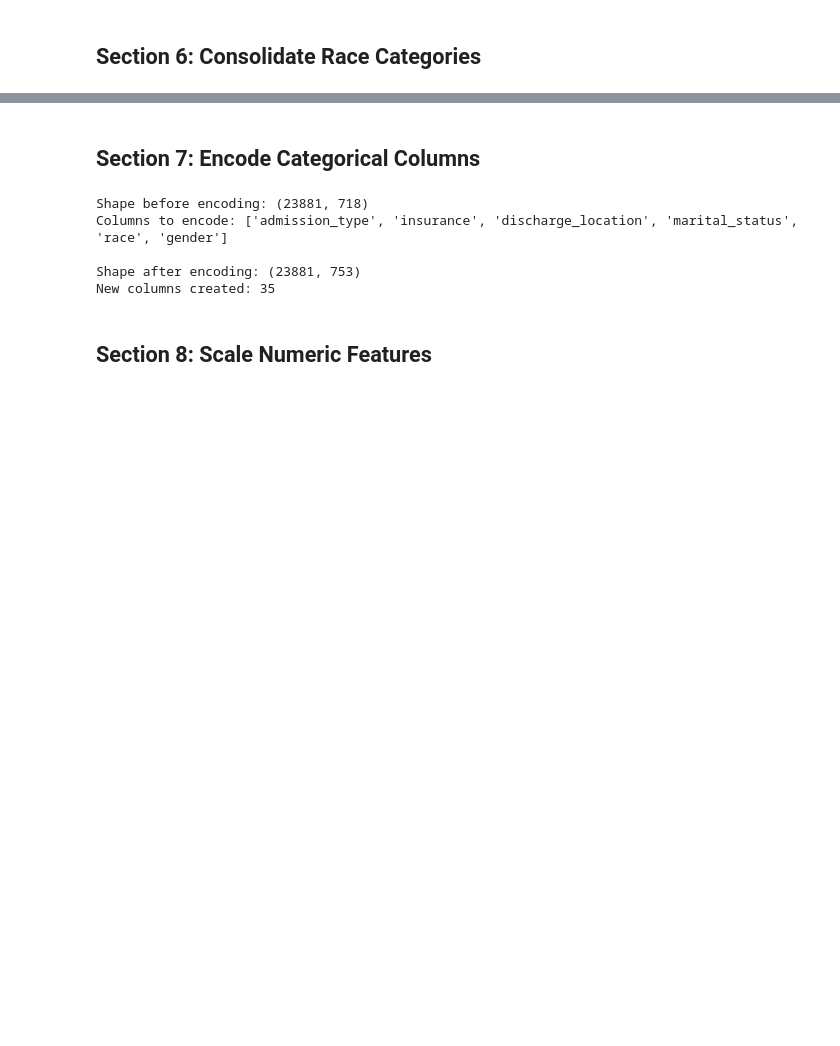
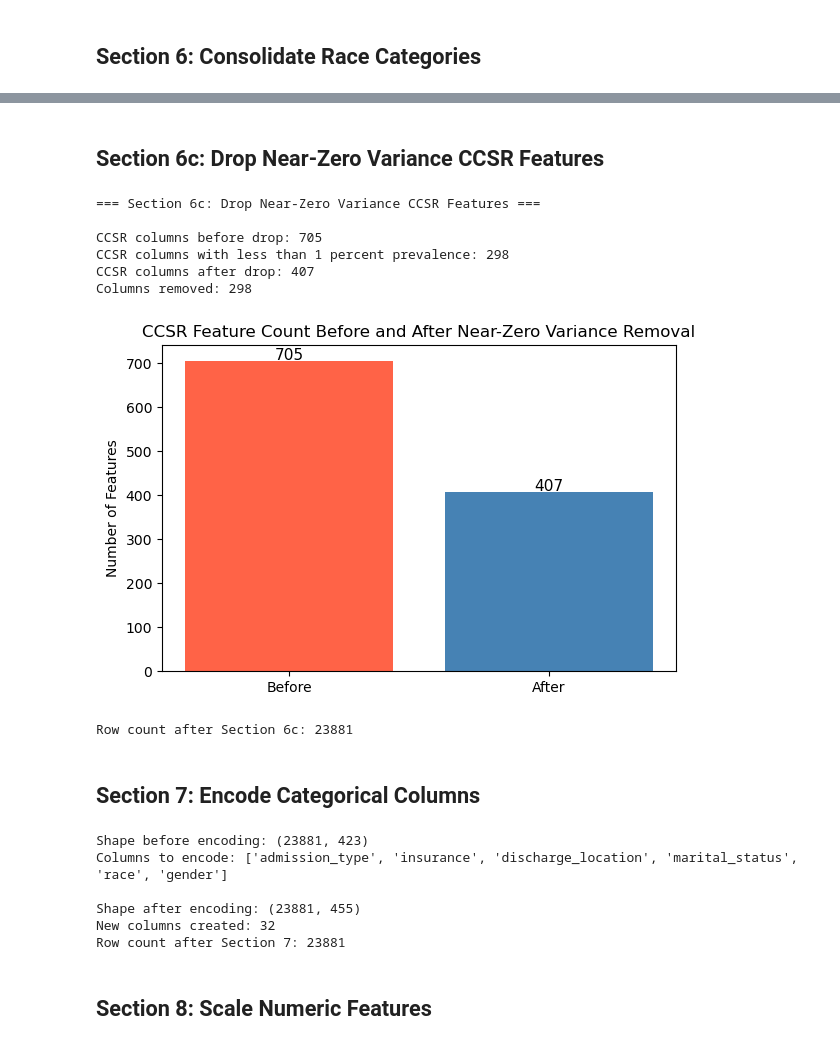
Before and after one commit to Dekayzip/MIMIC-IV-Readmission-Capstone, a Jupyter notebook: preprocessing.ipynb, the cells around one changed output, grey strips where cells are left out. Drawn from its saved outputs; the diff is of its cells as text; code cells hidden in the pictures; blank space fills up the shorter version.

```diff
--- a/preprocessing.ipynb
+++ b/preprocessing.ipynb
@@ -267,3 +344,61 @@ Name: count, dtype: int64
+# %% [markdown]
+## Section 6c: Drop Near-Zero Variance CCSR Features
+# %%
+print('=== Section 6c: Drop Near-Zero Variance CCSR Features ===')
+print()
+
+# Recompute ccsr_cols excluding indicator flag columns
+ccsr_cols = [
+    c for c in df.columns
+    if c not in set(non_feature_cols_spec)
+    and c not in set(clinical_cols_spec)
+    and not c.endswith('_missing')
+    and c != 'readmitted_30d'
+]
+
+ccsr_count_before = len(ccsr_cols)
+print(f'CCSR columns before drop: {ccsr_count_before}')
+
+# Find columns where fewer than 1% of rows have value == 1
+prevalence = df[ccsr_cols].mean()
+low_prev_cols = prevalence[prevalence < 0.01].index.tolist()
+print(f'CCSR columns with less than 1 percent prevalence: {len(low_prev_cols)}')
+
+df = df.drop(columns=low_prev_cols)
+
+ccsr_cols = [
+    c for c in df.columns
+    if c not in set(non_feature_cols_spec)
+    and c not in set(clinical_cols_spec)
+    and not c.endswith('_missing')
+    and c != 'readmitted_30d'
+]
+
+ccsr_count_after = len(ccsr_cols)
+print(f'CCSR columns after drop: {ccsr_count_after}')
+print(f'Columns removed: {ccsr_count_before - ccsr_count_after}')
+
+# Plot feature reduction
+fig, ax = plt.subplots(figsize=(6, 4))
+ax.bar(['Before', 'After'], [ccsr_count_before, ccsr_count_after],
+       color=['tomato', 'steelblue'])
+ax.set_title('CCSR Feature Count Before and After Near-Zero Variance Removal')
+ax.set_ylabel('Number of Features')
+for i, val in enumerate([ccsr_count_before, ccsr_count_after]):
+    ax.text(i, val + 2, str(val), ha='center', fontsize=11)
+plt.tight_layout()
+plt.show()
+
+print(f'Row count after Section 6c: {df.shape[0]}')
+# %% [output]
+=== Section 6c: Drop Near-Zero Variance CCSR Features ===
+
+CCSR columns before drop: 705
+CCSR columns with less than 1 percent prevalence: 298
+CCSR columns after drop: 407
+Columns removed: 298
+[figure, added]
+Row count after Section 6c: 23881
 # %% [markdown]
 ## Section 7: Encode Categorical Columns
 # %%
@@ -283,12 +418,14 @@ new_col_count = df.shape[1] - shape_before_enc[1]
 print()
 print('Shape after encoding:', df.shape)
 print('New columns created:', new_col_count)
+print(f'Row count after Section 7: {df.shape[0]}')
 # %% [output]
-Shape before encoding: (23881, 718)
+Shape before encoding: (23881, 423)
 Columns to encode: ['admission_type', 'insurance', 'discharge_location', 'marital_status', 'race', 'gender']
 
-Shape after encoding: (23881, 753)
-New columns created: 35
+Shape after encoding: (23881, 455)
+New columns created: 32
+Row count after Section 7: 23881
 # %% [markdown]
 ## Section 8: Scale Numeric Features
 # %%
```
Also changed, not shown: parts of 11 cells of this notebook, 3 other files.
